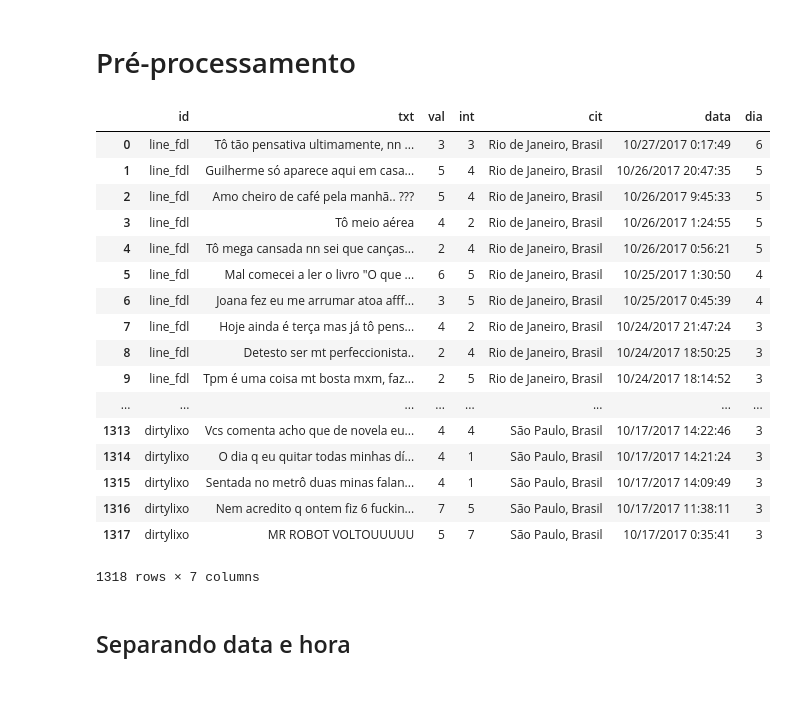
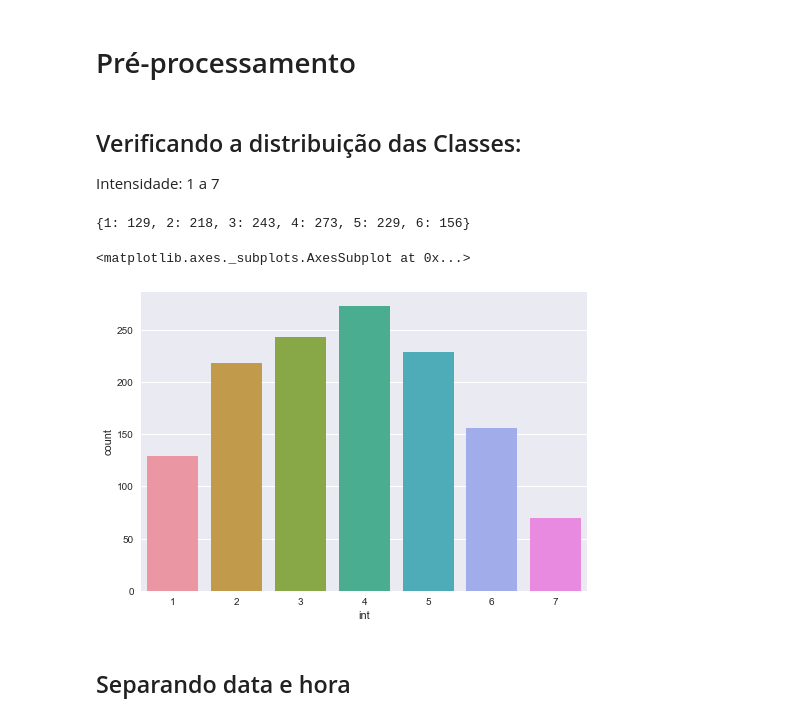
Before and after one commit to tpcyprianos/sentiment-analysis-tweets, a Jupyter notebook: pre_processing.ipynb, the cells around one changed output. Drawn from its saved outputs; the diff is of its cells as text; code cells hidden in the pictures; blank space fills up the shorter version.

```diff
--- a/pre_processing.ipynb
+++ b/pre_processing.ipynb
@@ -10,27 +20,24 @@ import csv
 # %%
 datasetInFrame = pd.read_csv("output-pleasure-arousal-labeled.csv", sep="|", encoding="ISO-8859-1",quoting=csv.QUOTE_ALL)
 # %%
-datasetInFrame.describe()
-datasetInFrame
+#datasetInFrame.describe()
+#datasetInFrame
-# %% [output]
-|  | id | txt | val | int | cit | data | dia |
-| 0 | line_fdl | Tô tão pensativa ultimamente, nn ... | 3 | 3 | Rio de Janeiro, Brasil | 10/27/2017 0:17:49 | 6 |
-| 1 | line_fdl | Guilherme só aparece aqui em casa... | 5 | 4 | Rio de Janeiro, Brasil | 10/26/2017 20:47:35 | 5 |
-| 2 | line_fdl | Amo cheiro de café pela manhã.. ??? | 5 | 4 | Rio de Janeiro, Brasil | 10/26/2017 9:45:33 | 5 |
-| 3 | line_fdl | Tô meio aérea | 4 | 2 | Rio de Janeiro, Brasil | 10/26/2017 1:24:55 | 5 |
-| 4 | line_fdl | Tô mega cansada nn sei que canças... | 2 | 4 | Rio de Janeiro, Brasil | 10/26/2017 0:56:21 | 5 |
-| 5 | line_fdl | Mal comecei a ler o livro "O que ... | 6 | 5 | Rio de Janeiro, Brasil | 10/25/2017 1:30:50 | 4 |
-| 6 | line_fdl | Joana fez eu me arrumar atoa afff... | 3 | 5 | Rio de Janeiro, Brasil | 10/25/2017 0:45:39 | 4 |
-| 7 | line_fdl | Hoje ainda é terça mas já tô pens... | 4 | 2 | Rio de Janeiro, Brasil | 10/24/2017 21:47:24 | 3 |
-| 8 | line_fdl | Detesto ser mt perfeccionista.. | 2 | 4 | Rio de Janeiro, Brasil | 10/24/2017 18:50:25 | 3 |
-| 9 | line_fdl | Tpm é uma coisa mt bosta mxm, faz... | 2 | 5 | Rio de Janeiro, Brasil | 10/24/2017 18:14:52 | 3 |
-| ... | ... | ... | ... | ... | ... | ... | ... |
-| 1313 | dirtylixo | Vcs comenta acho que de novela eu... | 4 | 4 | São Paulo, Brasil | 10/17/2017 14:22:46 | 3 |
-| 1314 | dirtylixo | O dia q eu quitar todas minhas dí... | 4 | 1 | São Paulo, Brasil | 10/17/2017 14:21:24 | 3 |
-| 1315 | dirtylixo | Sentada no metrô duas minas falan... | 4 | 1 | São Paulo, Brasil | 10/17/2017 14:09:49 | 3 |
-| 1316 | dirtylixo | Nem acredito q ontem fiz 6 fuckin... | 7 | 5 | São Paulo, Brasil | 10/17/2017 11:38:11 | 3 |
-| 1317 | dirtylixo | MR ROBOT VOLTOUUUUU | 5 | 7 | São Paulo, Brasil | 10/17/2017 0:35:41 | 3 |
-1318 rows × 7 columns
+# %% [markdown]
+## Verificando a distribuição das Classes:
+Intensidade: 1 a 7
+# %%
+totalIntensityClasses = {}
+
+for i in range(1,7):
+    totalIntensityClasses[i] = datasetInFrame[datasetInFrame.int == i]["txt"].count()
+totalIntensityClasses
+# %% [output]
+{1: 129, 2: 218, 3: 243, 4: 273, 5: 229, 6: 156}
+# %%
+sns.countplot(x='int', data=datasetInFrame)
+# %% [output]
+<matplotlib.axes._subplots.AxesSubplot at 0x...>
+[figure, added]
 # %% [markdown]
 ## Separando data e hora
 # %%
```
Also changed, not shown: parts of 16 cells of this notebook.
